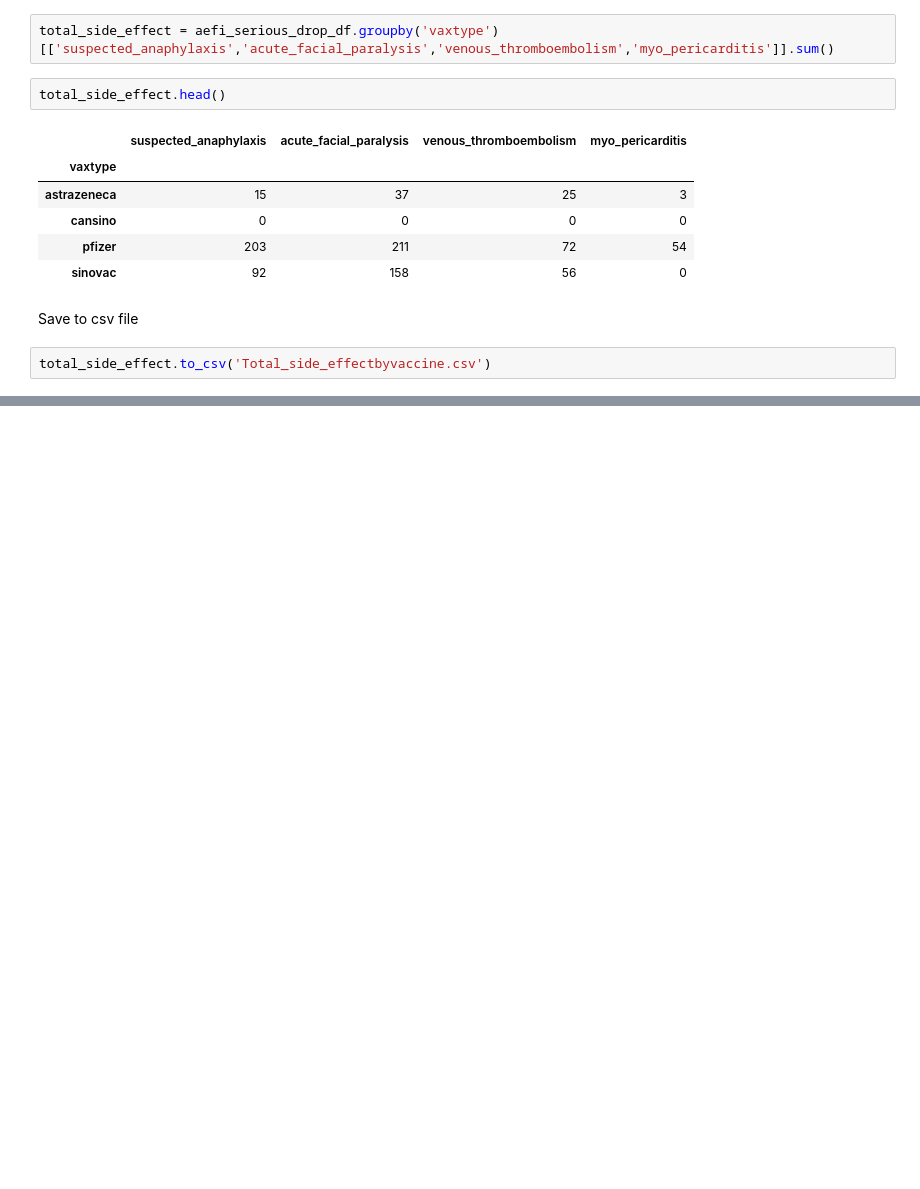
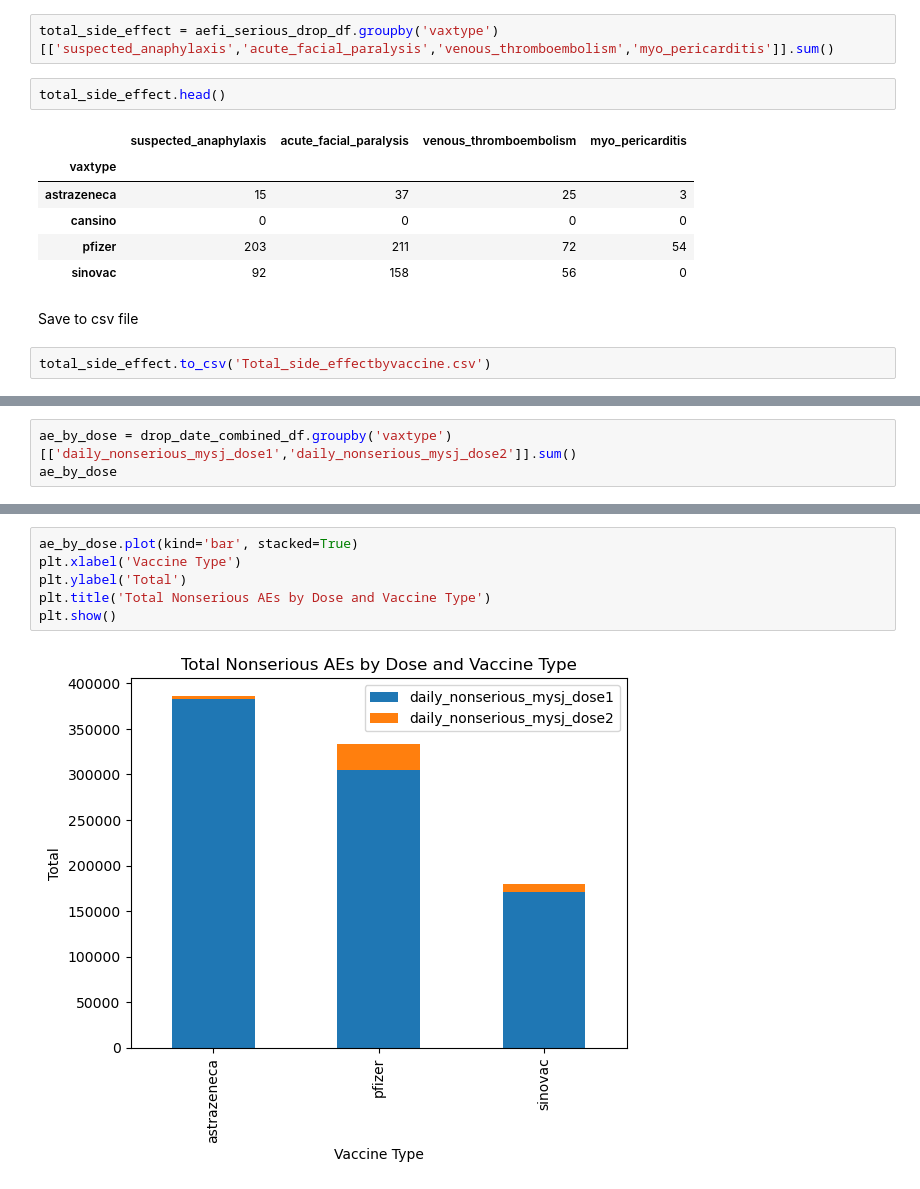
Before and after one commit to kamal089601/HIA302_Project, a Jupyter notebook: HIA302_Project/HIA302_Project.ipynb, the cells around one changed output, grey strips where cells are left out. Drawn from its saved outputs; the diff is of its cells as text; blank space fills up the shorter version.

```diff
--- a/HIA302_Project/HIA302_Project.ipynb
+++ b/HIA302_Project/HIA302_Project.ipynb
@@ -321,0 +287,3 @@ total_side_effect.to_csv('Total_side_effectbyvaccine.csv')
+# %%
+ae_by_dose = drop_date_combined_df.groupby('vaxtype')[['daily_nonserious_mysj_dose1','daily_nonserious_mysj_dose2']].sum()
+ae_by_dose
@@ -321,0 +296,8 @@ total_side_effect.to_csv('Total_side_effectbyvaccine.csv')
+# %%
+ae_by_dose.plot(kind='bar', stacked=True)
+plt.xlabel('Vaccine Type')
+plt.ylabel('Total')
+plt.title('Total Nonserious AEs by Dose and Vaccine Type')
+plt.show()
+# %% [output]
+[figure, added]
```
Also changed, not shown: parts of 40 cells of this notebook.
